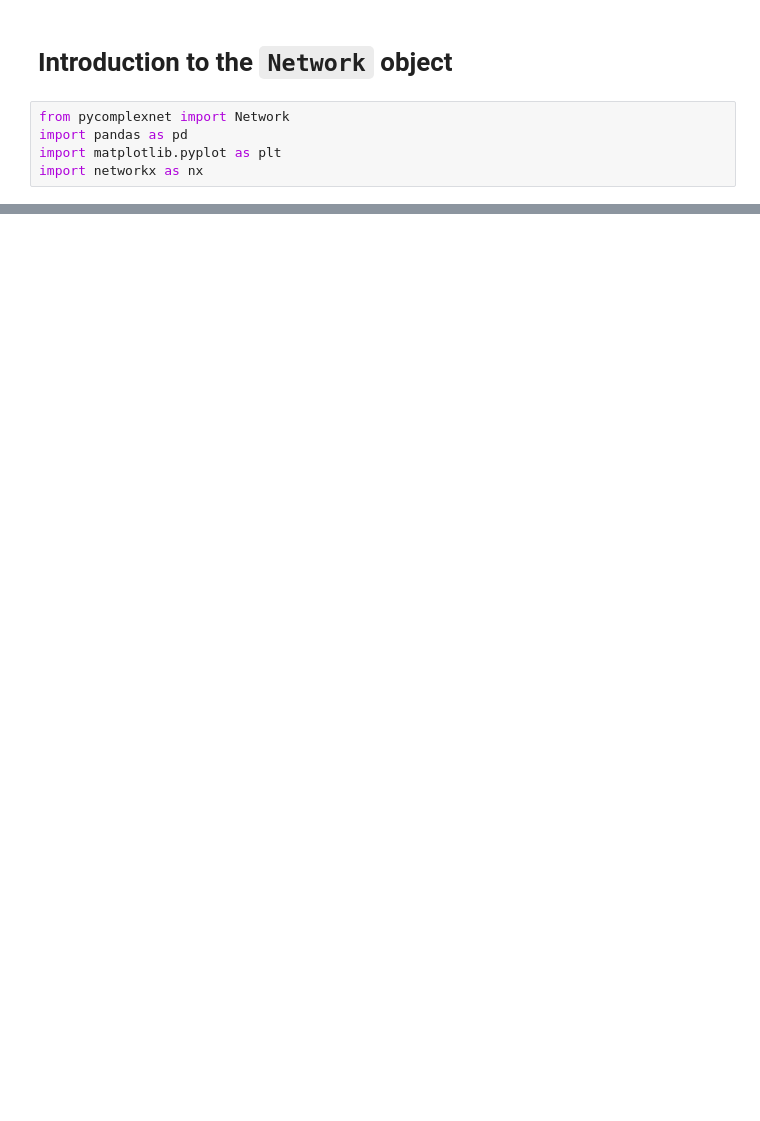
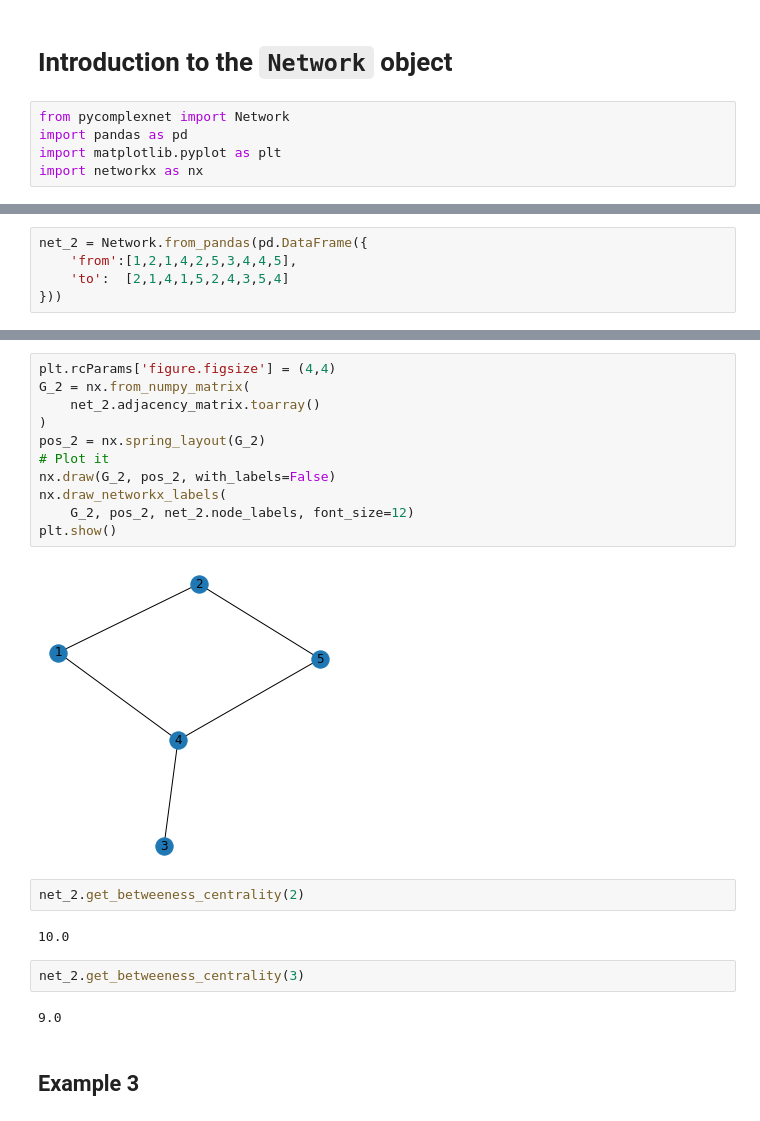
Before and after one commit to jadianes/pycomplexnet, a Jupyter notebook: notebooks/introduction.ipynb, the cells around one changed output, grey strips where cells are left out. Saved outputs shown, nothing was run; the diff lists cells and outputs as text; blank space fills up the shorter version.

Commit message:
betweeness centrality implemented

```diff
--- a/notebooks/introduction.ipynb
+++ b/notebooks/introduction.ipynb
@@ -69,0 +84,5 @@ net.get_num_shortest_paths_by('A','E','C')
+# %%
+net_2 = Network.from_pandas(pd.DataFrame({
+    'from':[1,2,1,4,2,5,3,4,4,5],
+    'to':  [2,1,4,1,5,2,4,3,5,4]
+}))
@@ -69,0 +101,23 @@ net.get_num_shortest_paths_by('A','E','C')
+# %%
+plt.rcParams['figure.figsize'] = (4,4)
+G_2 = nx.from_numpy_matrix(
+    net_2.adjacency_matrix.toarray()
+)
+pos_2 = nx.spring_layout(G_2)
+# Plot it
+nx.draw(G_2, pos_2, with_labels=False)
+nx.draw_networkx_labels(
+    G_2, pos_2, net_2.node_labels, font_size=12)
+plt.show()
+# %% [output]
+[figure, added]
+# %%
+net_2.get_betweeness_centrality(2)
+# %% [output]
+10.0
+# %%
+net_2.get_betweeness_centrality(3)
+# %% [output]
+9.0
+# %% [markdown]
+## Example 3
```
Also changed, not shown: parts of 40 cells of this notebook, 2 other files.
